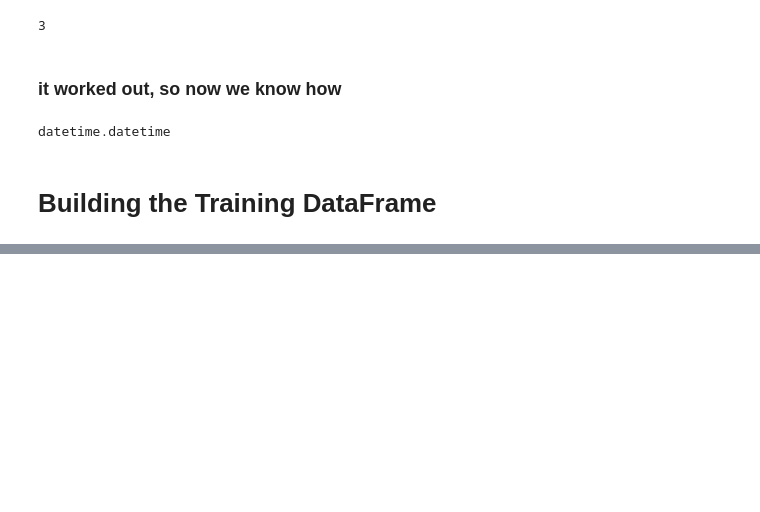
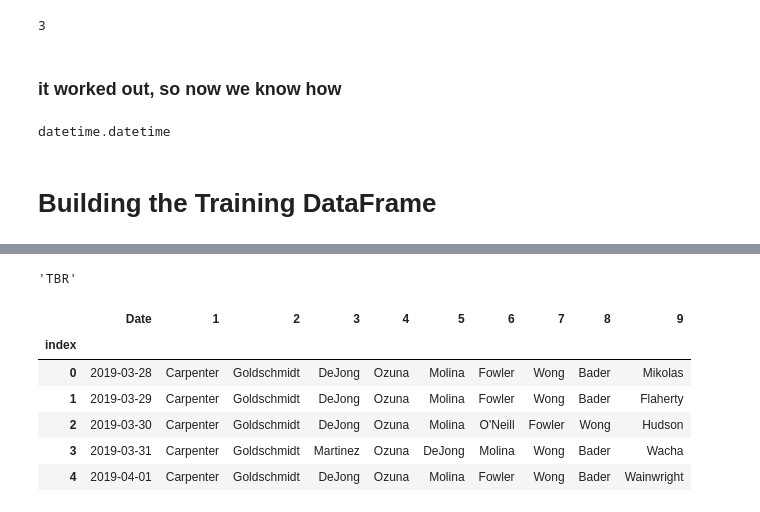
Before and after one commit to JTMachen/Baseball_Game_Predictor, a Jupyter notebook: API_analysis.ipynb, the cells around one changed output, grey strips where cells are left out. Drawn from its saved outputs; the diff is of its cells as text; code cells hidden in the pictures; blank space fills up the shorter version.

```diff
--- a/API_analysis.ipynb
+++ b/API_analysis.ipynb
@@ -693,0 +801,16 @@ def get_startingplayer_stats_by_game(players_df):
+# %%
+adversary = schedule[schedule["Date"]== "2019-03-28"]["Opp"][0]
+#adversary = adversary["Opp"]
+adversary
+# %% [output]
+'TBR'
+# %%
+opponents_lineupss["STL"].head()
+# %% [output]
+|  | Date | 1 | 2 | 3 | 4 | 5 | 6 | 7 | 8 | 9 |
+| index |  |  |  |  |  |  |  |  |  |  |
+| 0 | 2019-03-28 | Carpenter | Goldschmidt | DeJong | Ozuna | Molina | Fowler | Wong | Bader | Mikolas |
+| 1 | 2019-03-29 | Carpenter | Goldschmidt | DeJong | Ozuna | Molina | Fowler | Wong | Bader | Flaherty |
+| 2 | 2019-03-30 | Carpenter | Goldschmidt | DeJong | Ozuna | Molina | O'Neill | Fowler | Wong | Hudson |
+| 3 | 2019-03-31 | Carpenter | Goldschmidt | Martinez | Ozuna | DeJong | Molina | Wong | Bader | Wacha |
+| 4 | 2019-04-01 | Carpenter | Goldschmidt | DeJong | Ozuna | Molina | Fowler | Wong | Bader | Wainwright |
```
Also changed, not shown: parts of 21 cells of this notebook.
